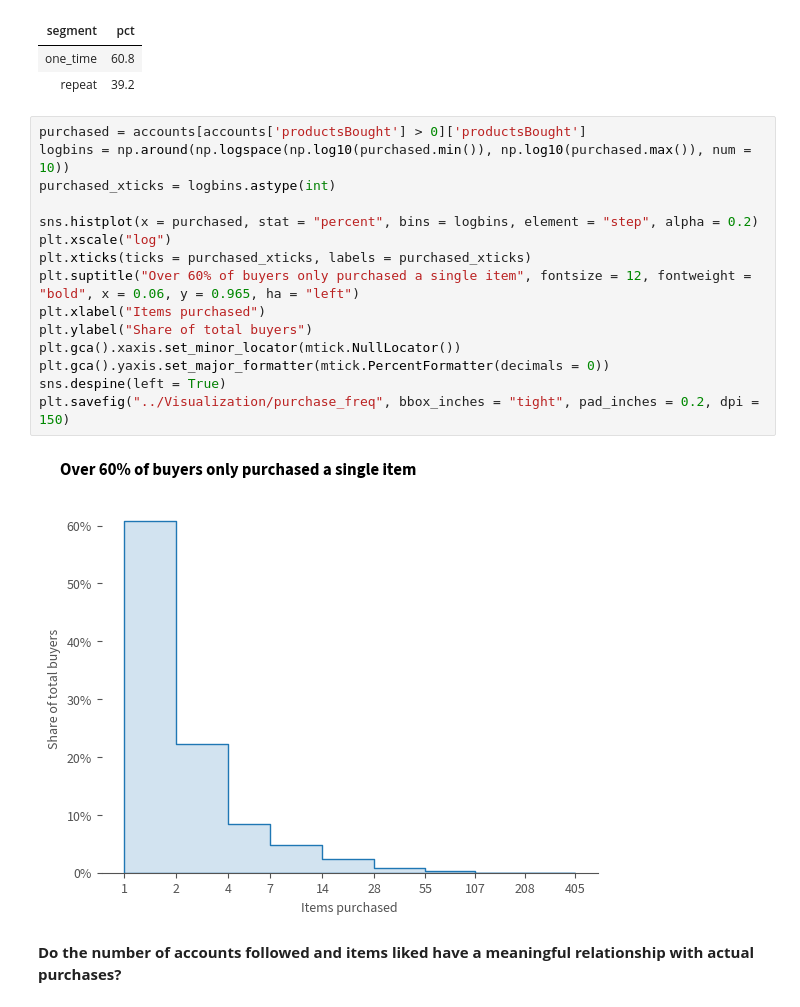
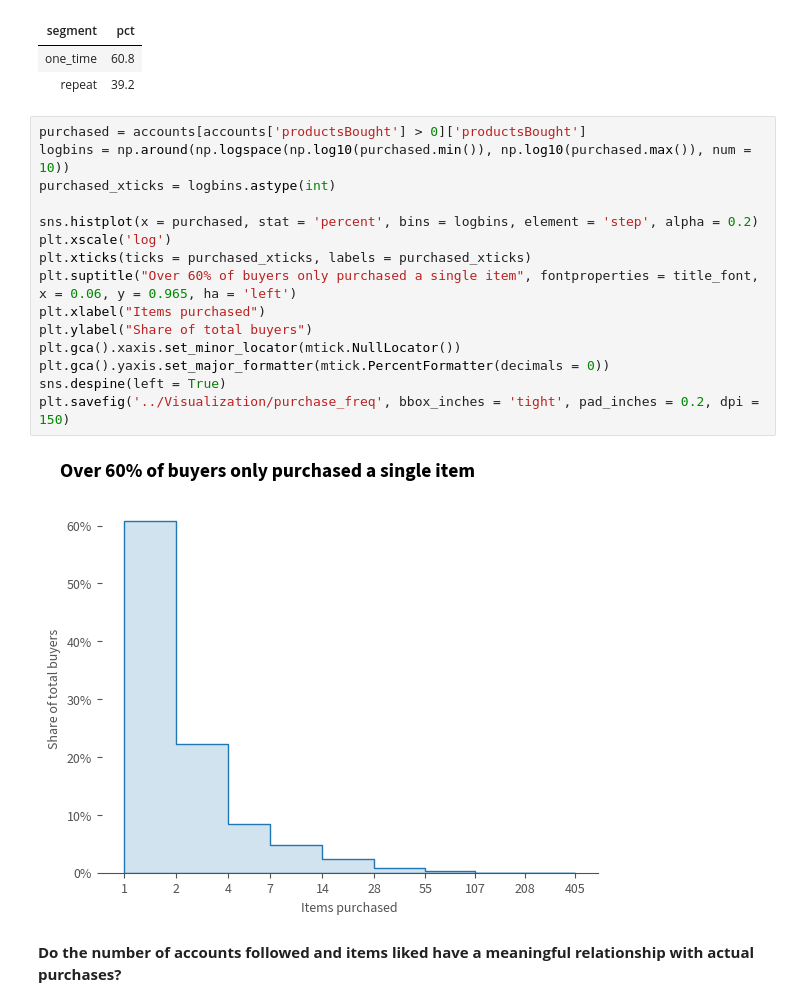
Before and after one commit to spectrumsing/C2C-Fashion-Resale-Platform-Analysis, a Jupyter notebook: Script/Analysis_annotated.ipynb, the cells around one changed output. Drawn from its saved outputs; the diff is of its cells as text.

```diff
--- a/Script/Analysis_annotated.ipynb
+++ b/Script/Analysis_annotated.ipynb
@@ -254,20 +253,20 @@ Running query in 'postgresql://postgres:***@localhost/marketplace'
 # %%
 purchased = accounts[accounts['productsBought'] > 0]['productsBought']
 logbins = np.around(np.logspace(np.log10(purchased.min()), np.log10(purchased.max()), num = 10))
 purchased_xticks = logbins.astype(int)
 
-sns.histplot(x = purchased, stat = "percent", bins = logbins, element = "step", alpha = 0.2)
-plt.xscale("log")
+sns.histplot(x = purchased, stat = 'percent', bins = logbins, element = 'step', alpha = 0.2)
+plt.xscale('log')
 plt.xticks(ticks = purchased_xticks, labels = purchased_xticks)
-plt.suptitle("Over 60% of buyers only purchased a single item", fontsize = 12, fontweight = "bold", x = 0.06, y = 0.965, ha = "left")
+plt.suptitle("Over 60% of buyers only purchased a single item", fontproperties = title_font, x = 0.06, y = 0.965, ha = 'left')
 plt.xlabel("Items purchased")
 plt.ylabel("Share of total buyers")
 plt.gca().xaxis.set_minor_locator(mtick.NullLocator())
 plt.gca().yaxis.set_major_formatter(mtick.PercentFormatter(decimals = 0))
 sns.despine(left = True)
-plt.savefig("../Visualization/purchase_freq", bbox_inches = "tight", pad_inches = 0.2, dpi = 150)
+plt.savefig('../Visualization/purchase_freq', bbox_inches = 'tight', pad_inches = 0.2, dpi = 150)
 # %% [output]
-[figure, old version]
+[figure, new version]
 # %% [markdown]
 **Do the number of accounts followed and items liked have a meaningful relationship with actual purchases?**
 # %%
```
Also changed, not shown: parts of 9 cells of this notebook, 1 other file.
